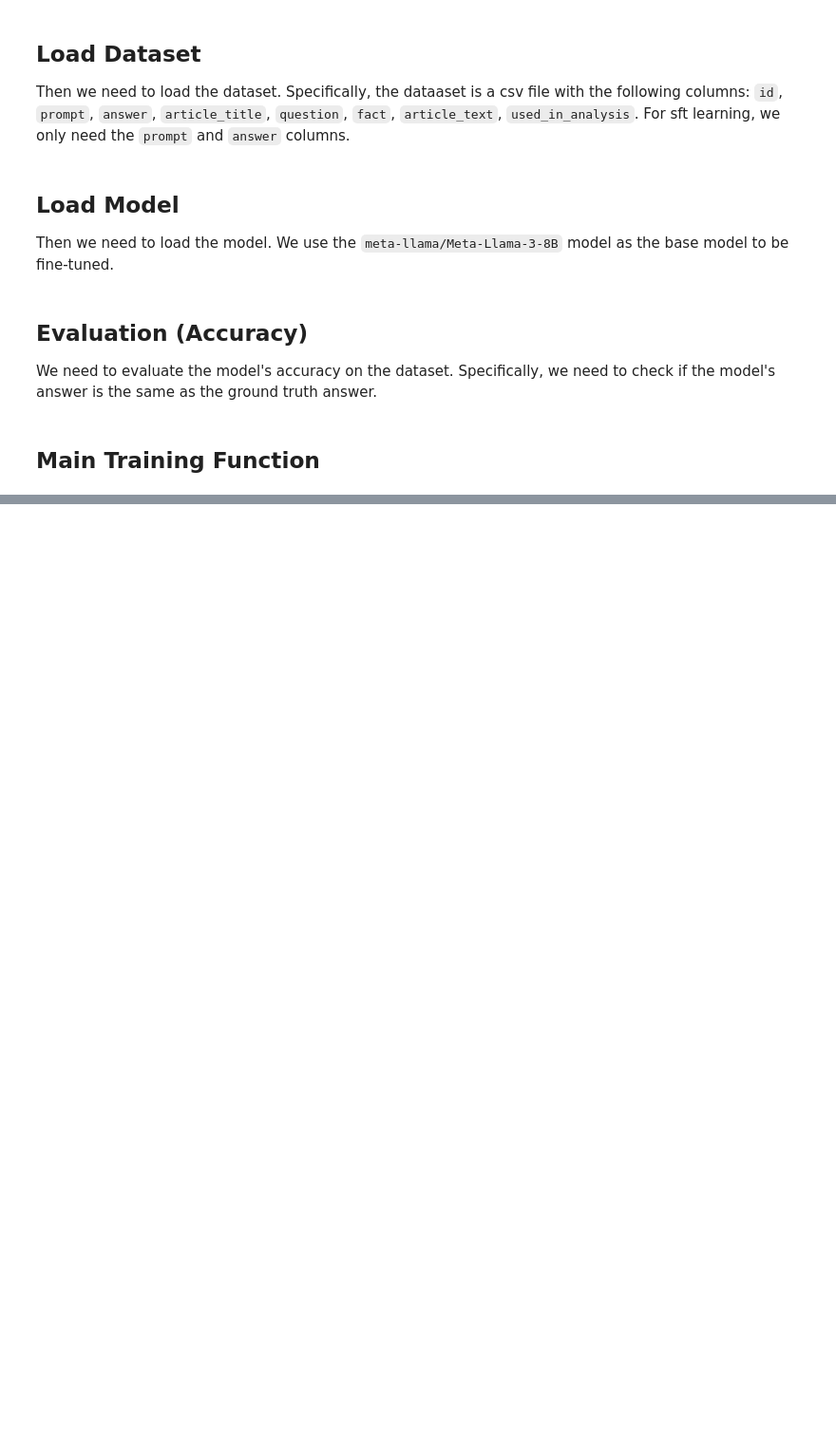
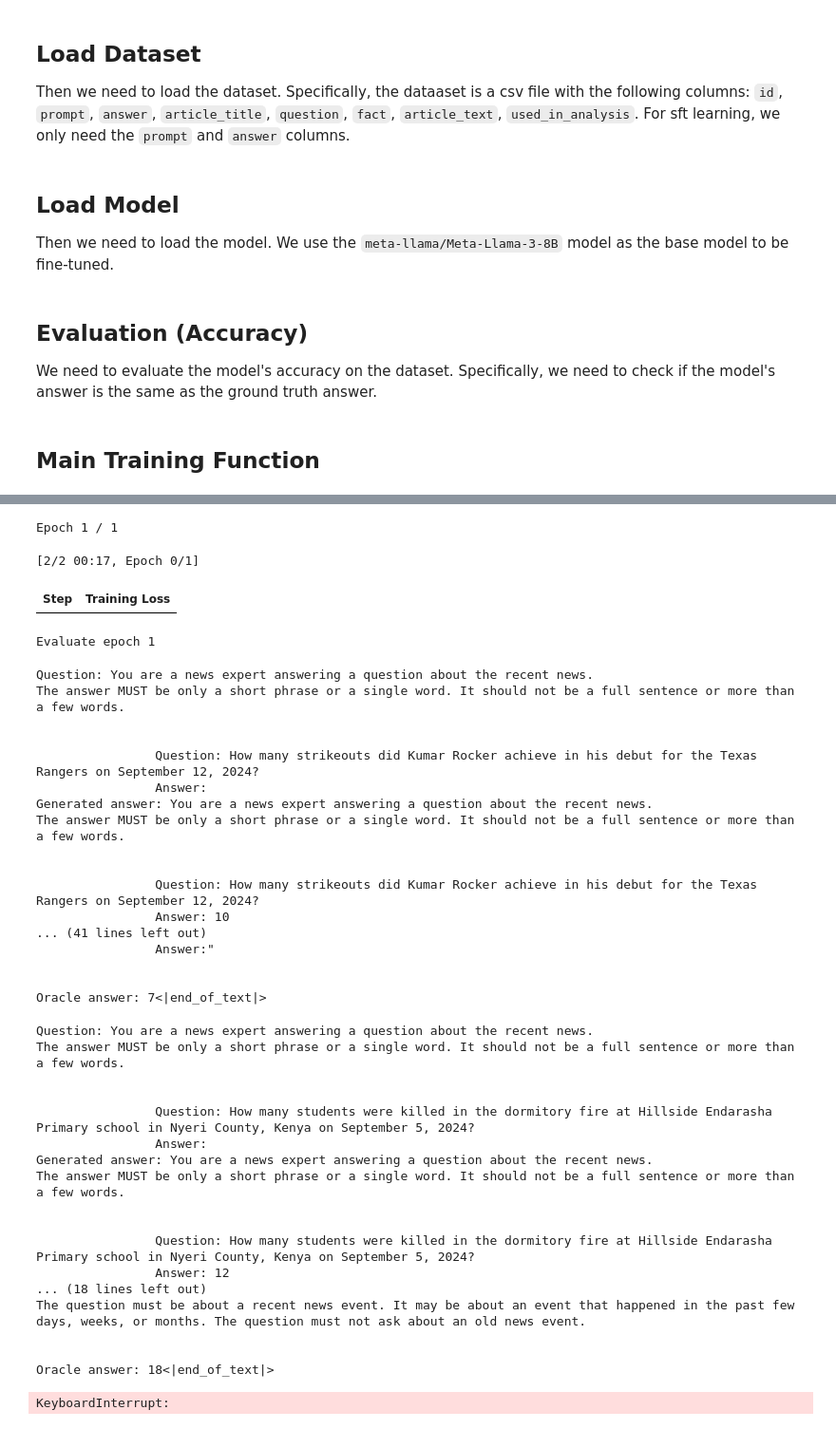
Before and after one commit to ZeyuZhang1901/MemorizationAndForgetLLMting, a Jupyter notebook: sft_experiments/news_memorization.ipynb, the cells around one changed output, grey strips where cells are left out. Shown: that part at 95% size. Cells and saved outputs as stored; diff of their text form; code cells hidden in the pictures; blank space fills up the shorter version.

```diff
--- a/sft_experiments/news_memorization.ipynb
+++ b/sft_experiments/news_memorization.ipynb
@@ -85,7 +83,8 @@ tokenizer_max_length = 512  # max length for tokenizer
 Then we need to load the dataset. Specifically, the dataaset is a csv file with the following columns: `id`, `prompt`, `answer`, `article_title`, `question`, `fact`, `article_text`, `used_in_analysis`. For sft learning, we only need the `prompt` and `answer` columns.
 # %%
 def load_train_dataset():
-    dataset = pd.read_csv(sft_data_dir)
+    dataset = pd.read_csv(sft_data_dir)[:10]  # only use the first 10 rows for training
+    dataset["answer"] = dataset["answer"] + tokenizer.eos_token  # add EOS token to the end of the answer
     dataset = Dataset.from_pandas(dataset)  # convert to huggingface dataset
     tokenizer = AutoTokenizer.from_pretrained(sft_model_name, token=hf_key)
     tokenizer.pad_token = tokenizer.eos_token  # set pad token to eos token
@@ -121,4 +198,5 @@ def load_model():
     model = prepare_model_for_kbit_training(model)
     tokenizer = AutoTokenizer.from_pretrained(sft_model_name, token=hf_key)
     tokenizer.pad_token = tokenizer.eos_token
+    tokenizer.model_max_length = tokenizer_max_length
     return model, tokenizer
@@ -126,22 +232,3 @@ def load_model():
 ## Evaluation (Accuracy)
 
 We need to evaluate the model's accuracy on the dataset. Specifically, we need to check if the model's answer is the same as the ground truth answer.
-# %%
-def evaluate_accuracy(eval_dataset, model, tokenizer):
-    correct = 0
-    total = len(eval_dataset)
-    for example in eval_dataset:
-        prompt = example["prompt"]
-        oracle_answer = example["answer"]
-
-        # Generate model output
-        input_ids = tokenizer(prompt, return_tensors="pt", truncation=True).input_ids
-        output_ids = model.generate(input_ids, max_length=64)
-        generated_answer = tokenizer.decode(output_ids[0], skip_special_tokens=True)
-
-        # Compare generated answer with oracle
-        if generated_answer.strip().lower() == oracle_answer.strip().lower():
-            correct += 1
-
-    accuracy = correct / total
-    return accuracy
@@ -179,12 +327,21 @@ def main():
     # Training and evaluation loop
     for epoch in range(int(training_args.num_train_epochs)):
         print(f"Epoch {epoch + 1} / {training_args.num_train_epochs}")
-        trainer.train()  # Train for one epoch
-        accuracy = evaluate_accuracy(eval_dataset, model, tokenizer)  # Evaluate accuracy
+        if epoch == 0:  # train the first epoch
+            trainer.train()
+        else:  # train the rest of the epochs
+            trainer.train(resume_from_checkpoint=True)
+        print(f"Evaluate epoch {epoch + 1}")
+        with torch.no_grad():
+            accuracy = evaluate_accuracy(eval_dataset, model, tokenizer)  # Evaluate accuracy
         epochs.append(epoch + 1)
         accuracies.append(accuracy)
         print(f"Accuracy after epoch {epoch + 1}: {accuracy:.4f}")
+        print()
 
     trainer.train()
     trainer.save_model(sft_output_dir)
     plot_accuracy(epochs, accuracies)
+# %%
+main()
+# %% [output]
@@ -190,0 +350,39 @@ def main():
+Epoch 1 / 1
+[2/2 00:17, Epoch 0/1]
+| Step | Training Loss |
+Evaluate epoch 1
+Question: You are a news expert answering a question about the recent news.
+The answer MUST be only a short phrase or a single word. It should not be a full sentence or more than a few words.
+
+
+                Question: How many strikeouts did Kumar Rocker achieve in his debut for the Texas Rangers on September 12, 2024?
+                Answer:
+Generated answer: You are a news expert answering a question about the recent news.
+The answer MUST be only a short phrase or a single word. It should not be a full sentence or more than a few words.
+
+
+                Question: How many strikeouts did Kumar Rocker achieve in his debut for the Texas Rangers on September 12, 2024?
+                Answer: 10
+... (41 lines left out)
+                Answer:"
+
+
+Oracle answer: 7<|end_of_text|>
+Question: You are a news expert answering a question about the recent news.
+The answer MUST be only a short phrase or a single word. It should not be a full sentence or more than a few words.
+
+
+                Question: How many students were killed in the dormitory fire at Hillside Endarasha Primary school in Nyeri County, Kenya on September 5, 2024?
+                Answer:
+Generated answer: You are a news expert answering a question about the recent news.
+The answer MUST be only a short phrase or a single word. It should not be a full sentence or more than a few words.
+
+
+                Question: How many students were killed in the dormitory fire at Hillside Endarasha Primary school in Nyeri County, Kenya on September 5, 2024?
+                Answer: 12
+... (18 lines left out)
+The question must be about a recent news event. It may be about an event that happened in the past few days, weeks, or months. The question must not ask about an old news event.
+
+
+Oracle answer: 18<|end_of_text|>
+KeyboardInterrupt:
```
Also changed, not shown: parts of 10 cells of this notebook, 2 other files.
